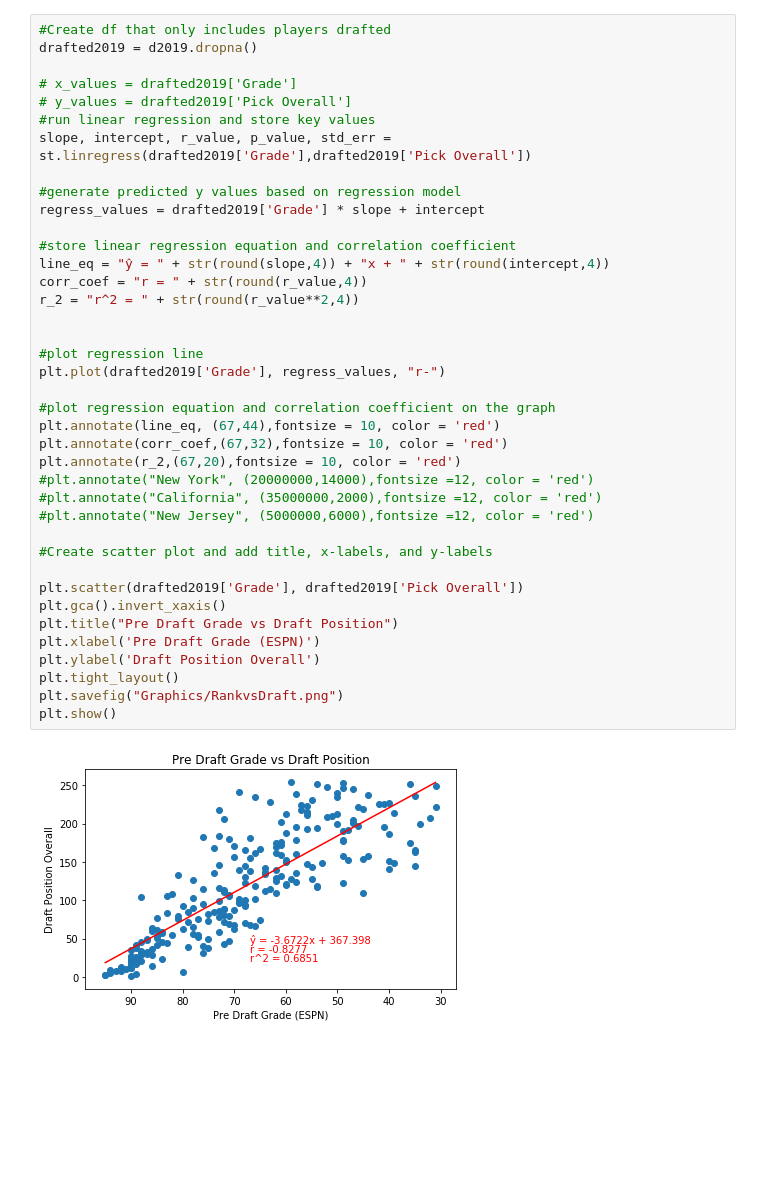
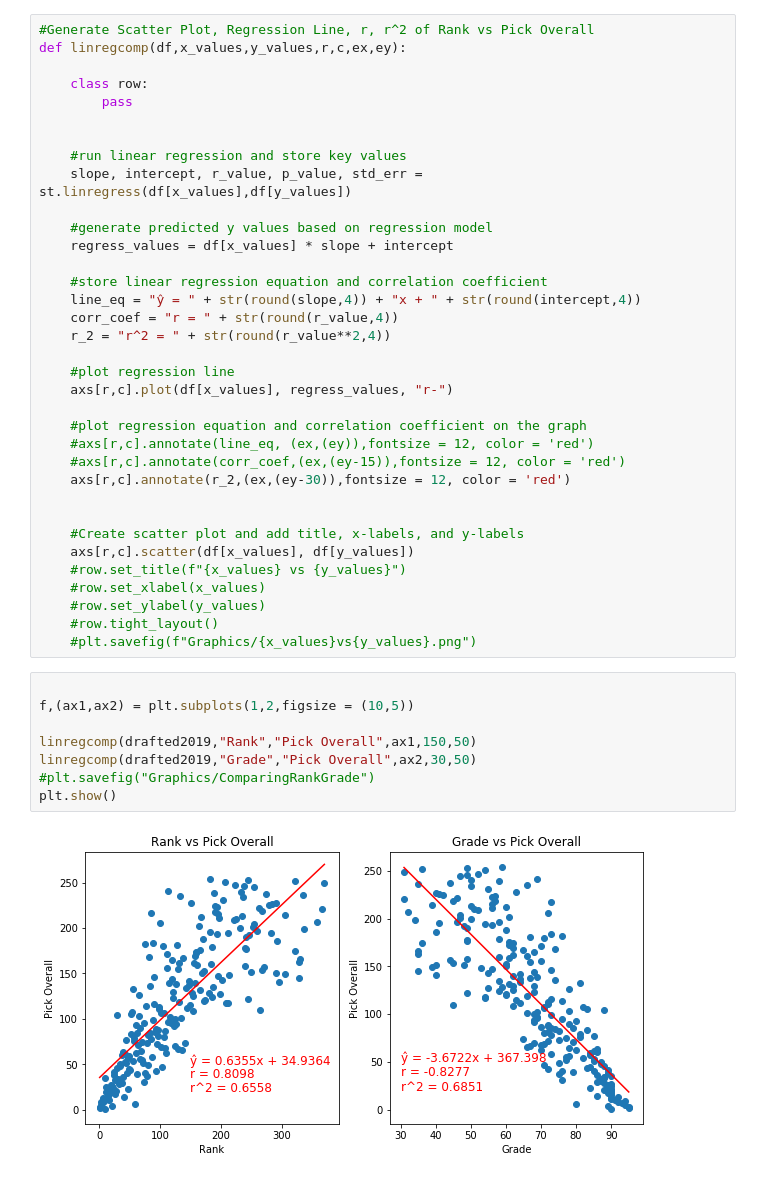
Before and after one commit to walshja03/NFLDraftAnalysis, a Jupyter notebook: RankVsDraft.ipynb, the cells around one changed output. Drawn from its saved outputs; the diff is of its cells as text; blank space fills up the shorter version.

```diff
--- a/RankVsDraft.ipynb
+++ b/RankVsDraft.ipynb
@@ -73,41 +69,45 @@ linreganal(drafted2019,"Rank","Pick Overall")
 # %%
-#Create df that only includes players drafted
-drafted2019 = d2019.dropna()
+#Generate Scatter Plot, Regression Line, r, r^2 of Rank vs Pick Overall
+def linregcomp(df,x_values,y_values,r,c,ex,ey):
 
-# x_values = drafted2019['Grade']
-# y_values = drafted2019['Pick Overall']
-#run linear regression and store key values
-slope, intercept, r_value, p_value, std_err = st.linregress(drafted2019['Grade'],drafted2019['Pick Overall'])
-
-#generate predicted y values based on regression model
-regress_values = drafted2019['Grade'] * slope + intercept
-
-#store linear regression equation and correlation coefficient
-line_eq = "ŷ = " + str(round(slope,4)) + "x + " + str(round(intercept,4))
-corr_coef = "r = " + str(round(r_value,4))
-r_2 = "r^2 = " + str(round(r_value**2,4))
+    class row:
+        pass
 
 
-#plot regression line
-plt.plot(drafted2019['Grade'], regress_values, "r-")
+    #run linear regression and store key values
+    slope, intercept, r_value, p_value, std_err = st.linregress(df[x_values],df[y_values])
 
-#plot regression equation and correlation coefficient on the graph
-plt.annotate(line_eq, (67,44),fontsize = 10, color = 'red')
-plt.annotate(corr_coef,(67,32),fontsize = 10, color = 'red')
-plt.annotate(r_2,(67,20),fontsize = 10, color = 'red')
-#plt.annotate("New York", (20000000,14000),fontsize =12, color = 'red')
-#plt.annotate("California", (35000000,2000),fontsize =12, color = 'red')
-#plt.annotate("New Jersey", (5000000,6000),fontsize =12, color = 'red')
+    #generate predicted y values based on regression model
+    regress_values = df[x_values] * slope + intercept
 
-#Create scatter plot and add title, x-labels, and y-labels
+    #store linear regression equation and correlation coefficient
+    line_eq = "ŷ = " + str(round(slope,4)) + "x + " + str(round(intercept,4))
+    corr_coef = "r = " + str(round(r_value,4))
+    r_2 = "r^2 = " + str(round(r_value**2,4))
 
-plt.scatter(drafted2019['Grade'], drafted2019['Pick Overall'])
-plt.gca().invert_xaxis()
-plt.title("Pre Draft Grade vs Draft Position")
-plt.xlabel('Pre Draft Grade (ESPN)')
-plt.ylabel('Draft Position Overall')
-plt.tight_layout()
-plt.savefig("Graphics/RankvsDraft.png")
-plt.show()
+    #plot regression line
+    axs[r,c].plot(df[x_values], regress_values, "r-")
+
+    #plot regression equation and correlation coefficient on the graph
+    #axs[r,c].annotate(line_eq, (ex,(ey)),fontsize = 12, color = 'red')
+    #axs[r,c].annotate(corr_coef,(ex,(ey-15)),fontsize = 12, color = 'red')
+    axs[r,c].annotate(r_2,(ex,(ey-30)),fontsize = 12, color = 'red')
+
+
+    #Create scatter plot and add title, x-labels, and y-labels
+    axs[r,c].scatter(df[x_values], df[y_values])
+    #row.set_title(f"{x_values} vs {y_values}")
+    #row.set_xlabel(x_values)
+    #row.set_ylabel(y_values)
+    #row.tight_layout()
+    #plt.savefig(f"Graphics/{x_values}vs{y_values}.png")
-# %% [output]
-[figure, removed]
+# %%
+
+f,(ax1,ax2) = plt.subplots(1,2,figsize = (10,5))
+
+linregcomp(drafted2019,"Rank","Pick Overall",ax1,150,50)
+linregcomp(drafted2019,"Grade","Pick Overall",ax2,30,50)
+#plt.savefig("Graphics/ComparingRankGrade")
+plt.show()
+# %% [output]
+[figure, added]
```
Also changed, not shown: parts of 16 cells of this notebook, 3 other files.
